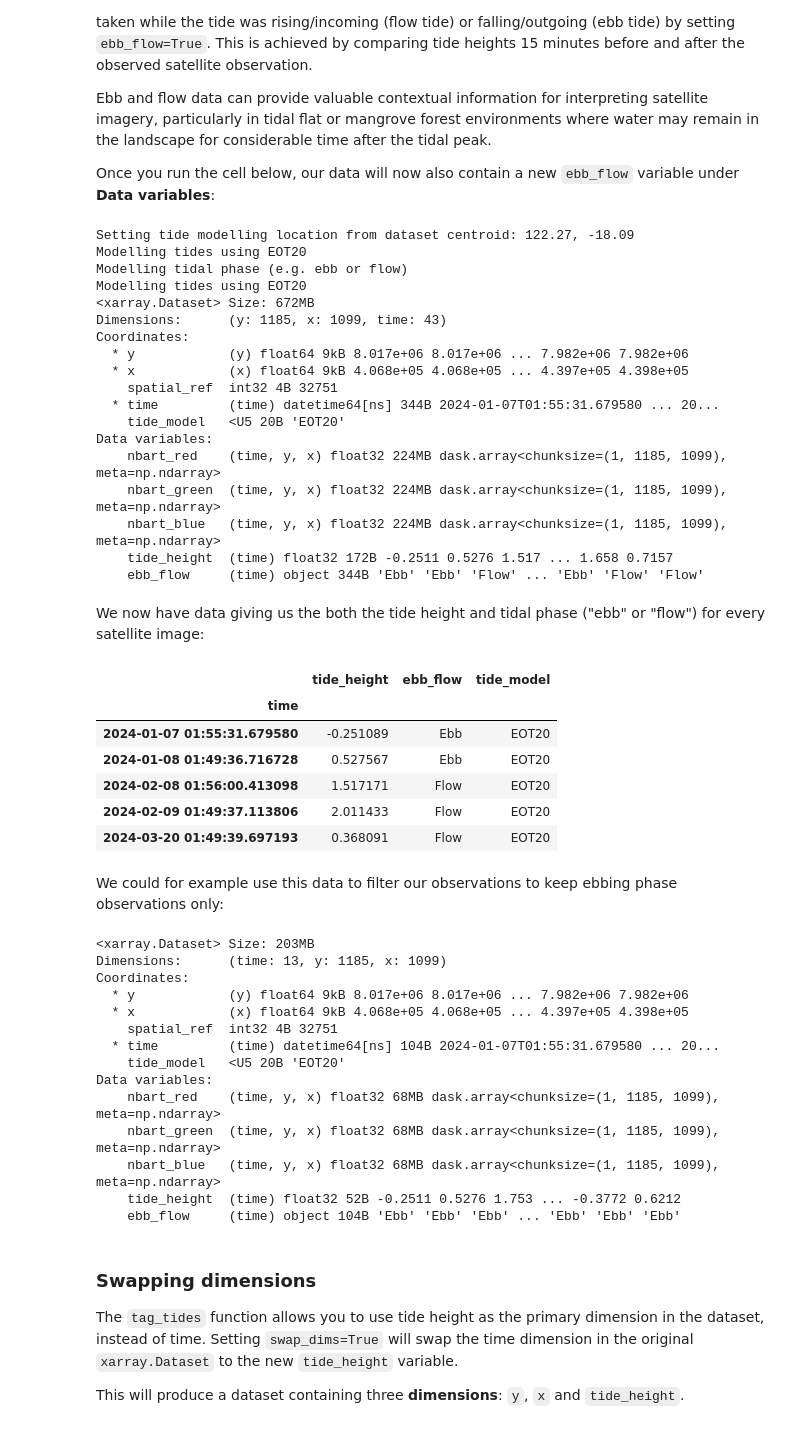
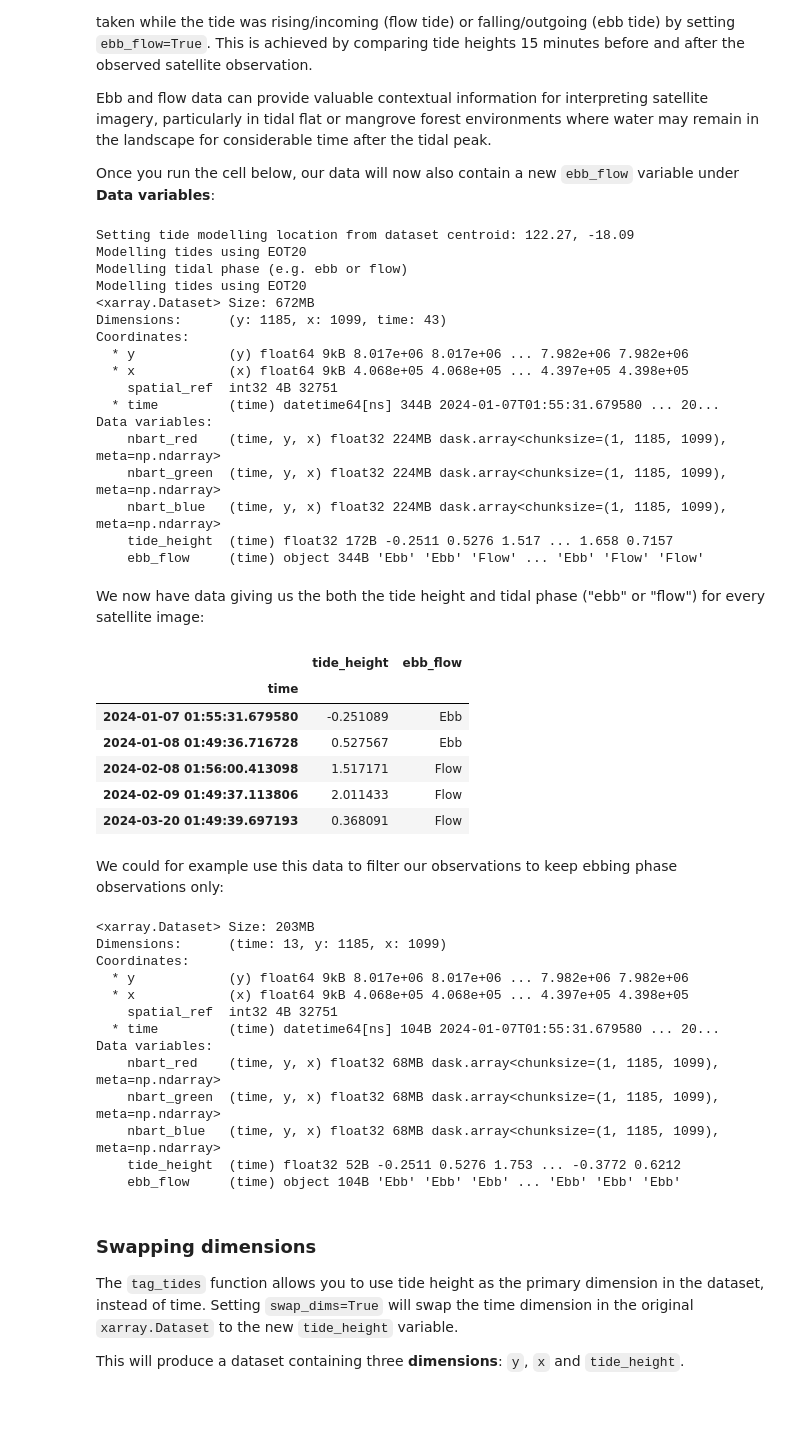
Before and after one commit to GeoscienceAustralia/eo-tides, a Jupyter notebook: docs/notebooks/Satellite_data.ipynb, the cells around one changed output. Cells and saved outputs as stored; diff of their text form; code cells hidden in the pictures.

```diff
--- a/docs/notebooks/Satellite_data.ipynb
+++ b/docs/notebooks/Satellite_data.ipynb
@@ -42,7 +42,7 @@ odc.stac.configure_rio(
     aws={"aws_unsigned": True},
 )
 
-# Build a query
+# Build a query and search the STAC catalog for all matching items
 bbox = [122.12, -18.25, 122.43, -17.93]
 query = catalog.search(
     bbox=bbox,
@@ -51,9 +51,9 @@ query = catalog.search(
     filter = "eo:cloud_cover < 5"  # Filter to images with <5% cloud
 )
 
-# Search the STAC catalog for all items matching the query
+# Load data into xarray format
 ds = odc.stac.load(
-    list(query.items()),
+    items=list(query.items()),
     bands=["nbart_red", "nbart_green", "nbart_blue"],
     crs="utm",
     resolution=30,
@@ -137,7 +136,6 @@ Coordinates:
   * x            (x) float64 9kB 4.068e+05 4.068e+05 ... 4.397e+05 4.398e+05
     spatial_ref  int32 4B 32751
   * time         (time) datetime64[ns] 344B 2024-01-07T01:55:31.679580 ... 20...
-    tide_model   <U5 20B 'EOT20'
 Data variables:
     nbart_red    (time, y, x) float32 224MB dask.array<chunksize=(1, 1185, 1099), meta=np.ndarray>
     nbart_green  (time, y, x) float32 224MB dask.array<chunksize=(1, 1185, 1099), meta=np.ndarray>
@@ -147,15 +145,15 @@ Data variables:
 # %% [markdown]
 We now have data giving us the both the tide height and tidal phase ("ebb" or "flow") for every satellite image:
 # %%
-ds[["time", "tide_height", "ebb_flow"]].drop("spatial_ref").to_dataframe().head()
+ds[["time", "tide_height", "ebb_flow"]].drop_vars("spatial_ref").to_dataframe().head()
 # %% [output]
-|  | tide_height | ebb_flow | tide_model |
-| time |  |  |  |
-| 2024-01-07 01:55:31.679580 | -0.251089 | Ebb | EOT20 |
-| 2024-01-08 01:49:36.716728 | 0.527567 | Ebb | EOT20 |
-| 2024-02-08 01:56:00.413098 | 1.517171 | Flow | EOT20 |
-| 2024-02-09 01:49:37.113806 | 2.011433 | Flow | EOT20 |
-| 2024-03-20 01:49:39.697193 | 0.368091 | Flow | EOT20 |
+|  | tide_height | ebb_flow |
+| time |  |  |
+| 2024-01-07 01:55:31.679580 | -0.251089 | Ebb |
+| 2024-01-08 01:49:36.716728 | 0.527567 | Ebb |
+| 2024-02-08 01:56:00.413098 | 1.517171 | Flow |
+| 2024-02-09 01:49:37.113806 | 2.011433 | Flow |
+| 2024-03-20 01:49:39.697193 | 0.368091 | Flow |
 # %% [markdown]
 We could for example use this data to filter our observations to keep ebbing phase observations only:
 # %%
@@ -169,7 +167,6 @@ Coordinates:
   * x            (x) float64 9kB 4.068e+05 4.068e+05 ... 4.397e+05 4.398e+05
     spatial_ref  int32 4B 32751
   * time         (time) datetime64[ns] 104B 2024-01-07T01:55:31.679580 ... 20...
-    tide_model   <U5 20B 'EOT20'
 Data variables:
     nbart_red    (time, y, x) float32 68MB dask.array<chunksize=(1, 1185, 1099), meta=np.ndarray>
     nbart_green  (time, y, x) float32 68MB dask.array<chunksize=(1, 1185, 1099), meta=np.ndarray>
```
Also changed, not shown: parts of 12 cells of this notebook, 6 other files.
